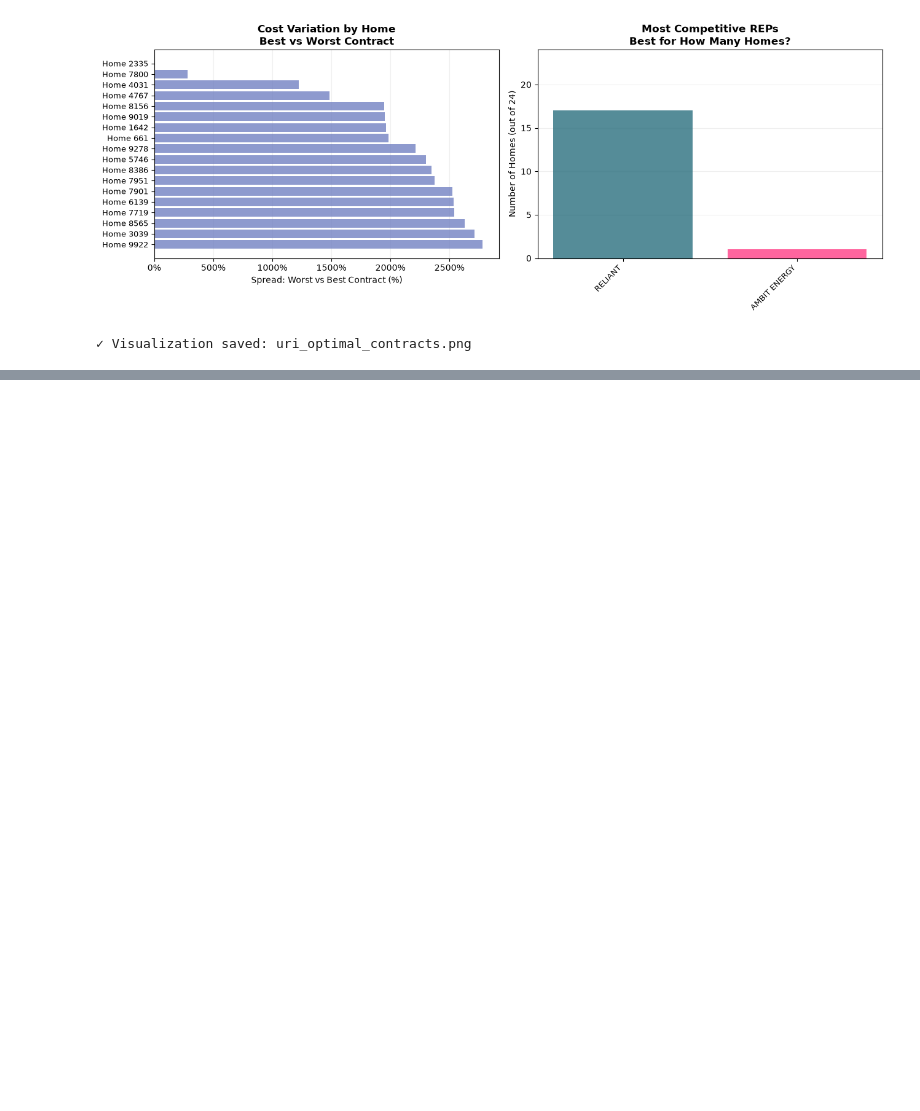
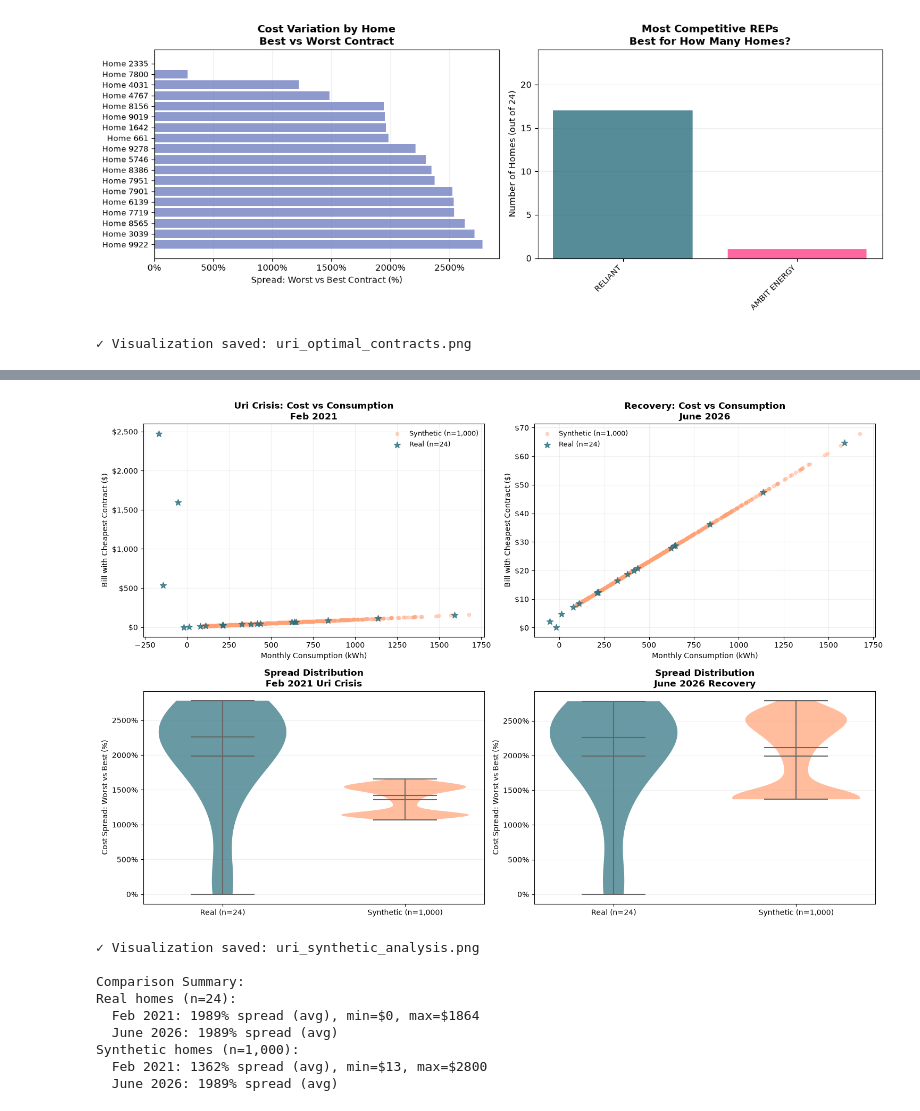
Before and after one commit to fabianrigterink/powertochoose, a Jupyter notebook: notebooks/uri_impact_analysis.ipynb, the cells around one changed output, grey strips where cells are left out. Saved outputs shown, nothing was run; the diff lists cells and outputs as text; code cells hidden in the pictures; blank space fills up the shorter version.

```diff
--- a/notebooks/uri_impact_analysis.ipynb
+++ b/notebooks/uri_impact_analysis.ipynb
@@ -639,7 +639,7 @@ real_std = np.std(real_feb_consumption)
 print(f"Real homes Feb consumption: mean={real_mean:.0f} kWh, std={real_std:.0f} kWh")
 print(f"Range: {min(real_feb_consumption):.0f} - {max(real_feb_consumption):.0f} kWh")
 
-for i in range(500):
+for i in range(1000):
     synthetic_home_id = 60000 + i
     target_kwh = np.random.normal(real_mean, real_std)
     target_kwh = max(target_kwh, 100)
@@ -712,7 +726,7 @@ print(f"  Cost spread: {optimal_synth_2026_df['spread_pct'].mean():.1f}% mean, {
 fig, axes = plt.subplots(2, 2, figsize=(15, 10))
 
 ax = axes[0, 0]
-ax.scatter(optimal_synth_2021_df['consumption_kwh'], optimal_synth_2021_df['best_bill'], alpha=0.4, s=20, color=blogstyle.PALETTE[3], label='Synthetic (n=500)')
+ax.scatter(optimal_synth_2021_df['consumption_kwh'], optimal_synth_2021_df['best_bill'], alpha=0.4, s=20, color=blogstyle.PALETTE[3], label='Synthetic (n=1,000)')
 for home_id, usage in usages.items():
     home_bills = results_df[results_df['home_id'] == home_id]
     if len(home_bills) > 0:
@@ -725,7 +739,7 @@ blogstyle.title(ax, 'Uri Crisis: Cost vs Consumption', 'Feb 2021')
 ax.legend(frameon=False, fontsize=9); ax.grid(alpha=0.2); ax.set_axisbelow(True)
 
 ax = axes[0, 1]
-ax.scatter(optimal_synth_2026_df['consumption_kwh'], optimal_synth_2026_df['best_bill'], alpha=0.4, s=20, color=blogstyle.PALETTE[3], label='Synthetic (n=500)')
+ax.scatter(optimal_synth_2026_df['consumption_kwh'], optimal_synth_2026_df['best_bill'], alpha=0.4, s=20, color=blogstyle.PALETTE[3], label='Synthetic (n=1,000)')
 for home_id, usage in usages.items():
     home_bills = recent_results_df[recent_results_df['home_id'] == home_id]
     if len(home_bills) > 0:
@@ -748,38 +762,49 @@ for partname in ('cbars', 'cmins', 'cmaxes', 'cmedians', 'cmeans'):
         parts[partname].set_edgecolor('#666666')
         parts[partname].set_linewidth(1.5)
 ax.set_xticks([0, 1])
-ax.set_xticklabels(['Real (n=24)', 'Synthetic (n=500)'])
+ax.set_xticklabels(['Real (n=24)', 'Synthetic (n=1,000)'])
 ax.set_ylabel('Cost Spread: Worst vs Best (%)')
 ax.yaxis.set_major_formatter(mpl.ticker.FuncFormatter(lambda x, p: f'{x:.0f}%'))
 blogstyle.title(ax, 'Spread Distribution', 'Feb 2021 Uri Crisis')
 ax.grid(axis='y', alpha=0.2); ax.set_axisbelow(True)
 
 ax = axes[1, 1]
 data_spread_2026 = [optimal_df['spread_pct'].values, optimal_synth_2026_df['spread_pct'].values]
 parts = ax.violinplot(data_spread_2026, positions=[0, 1], widths=0.7, showmeans=True, showmedians=True)
 for i, pc in enumerate(parts['bodies']):
     pc.set_facecolor([blogstyle.PALETTE[0], blogstyle.PALETTE[3]][i])
     pc.set_alpha(0.7)
 for partname in ('cbars', 'cmins', 'cmaxes', 'cmedians', 'cmeans'):
     if partname in parts:
         parts[partname].set_edgecolor('#666666')
         parts[partname].set_linewidth(1.5)
 ax.set_xticks([0, 1])
-ax.set_xticklabels(['Real (n=24)', 'Synthetic (n=500)'])
+ax.set_xticklabels(['Real (n=24)', 'Synthetic (n=1,000)'])
 ax.set_ylabel('Cost Spread: Worst vs Best (%)')
 ax.yaxis.set_major_formatter(mpl.ticker.FuncFormatter(lambda x, p: f'{x:.0f}%'))
 blogstyle.title(ax, 'Spread Distribution', 'June 2026 Recovery')
 ax.grid(axis='y', alpha=0.2); ax.set_axisbelow(True)
 
 plt.tight_layout()
 fig.savefig('uri_synthetic_analysis.png', dpi=300, bbox_inches='tight')
 plt.show()
 
 print(f'\n✓ Visualization saved: uri_synthetic_analysis.png')
 print(f'\nComparison Summary:')
 print(f'Real homes (n=24):')
 print(f'  Feb 2021: {optimal_df["spread_pct"].mean():.0f}% spread (avg), min=${optimal_df["best_bill"].min():.0f}, max=${optimal_df["worst_bill"].max():.0f}')
 print(f'  June 2026: {optimal_df["spread_pct"].mean():.0f}% spread (avg)')
-print(f'Synthetic homes (n=500):')
+print(f'Synthetic homes (n=1,000):')
 print(f'  Feb 2021: {optimal_synth_2021_df["spread_pct"].mean():.0f}% spread (avg), min=${optimal_synth_2021_df["best_bill"].min():.0f}, max=${optimal_synth_2021_df["worst_bill"].max():.0f}')
 print(f'  June 2026: {optimal_synth_2026_df["spread_pct"].mean():.0f}% spread (avg)')
+# %% [output]
+[figure, added]
+✓ Visualization saved: uri_synthetic_analysis.png
+
+Comparison Summary:
+Real homes (n=24):
+  Feb 2021: 1989% spread (avg), min=$0, max=$1864
+  June 2026: 1989% spread (avg)
+Synthetic homes (n=1,000):
+  Feb 2021: 1362% spread (avg), min=$13, max=$2800
+  June 2026: 1989% spread (avg)
```
Also changed, not shown: parts of 3 cells of this notebook.
